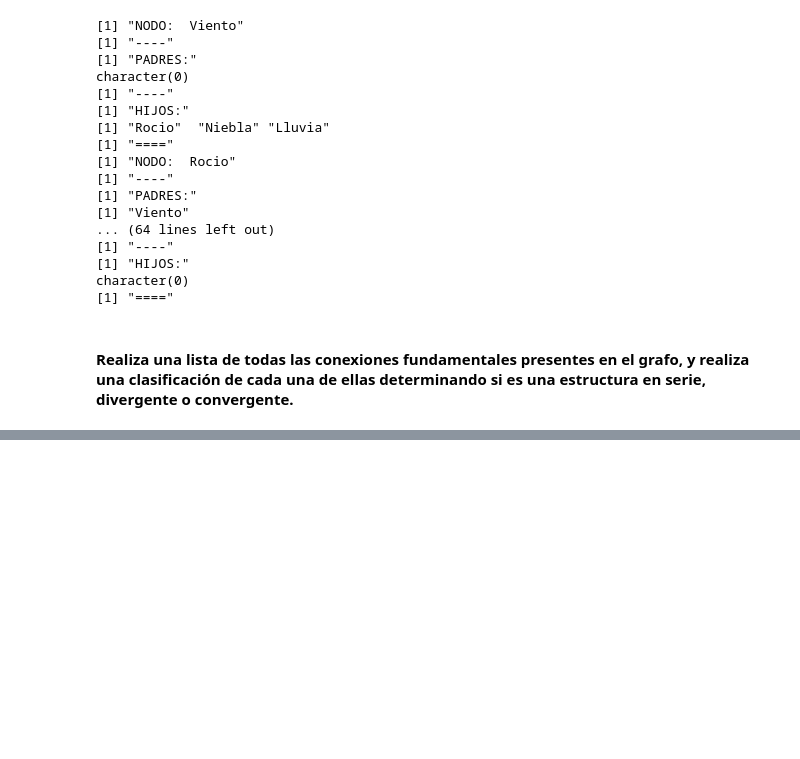
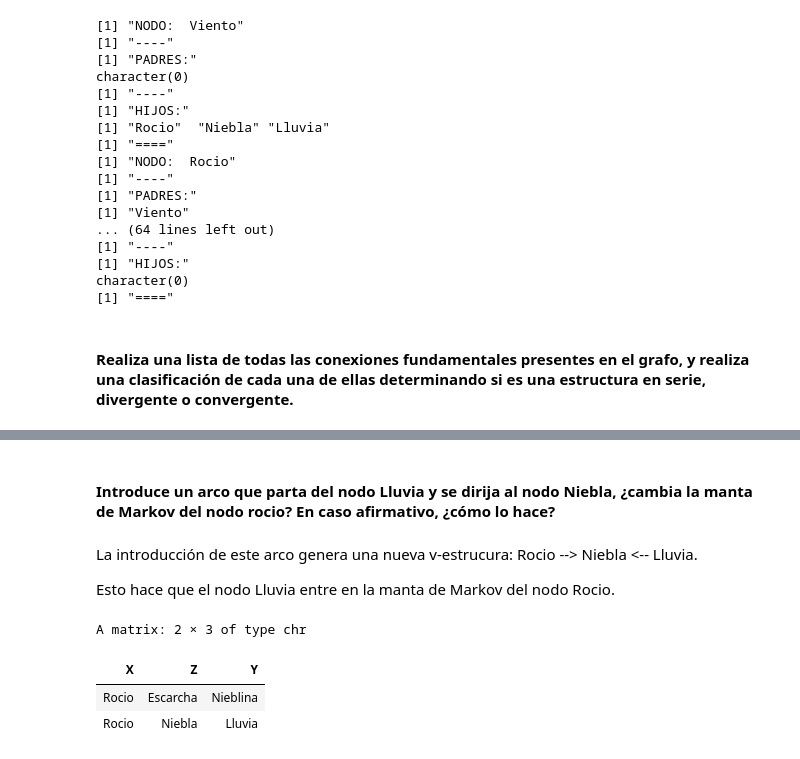
Before and after one commit to NTrevisani/DataScienceMaster, a Jupyter notebook: MachineLearning_2/PracticaRedesBayesianas/Tarea_Trevisani_Nicolo.ipynb, the cells around one changed output, grey strips where cells are left out. Drawn from its saved outputs; the diff is of its cells as text; code cells hidden in the pictures; blank space fills up the shorter version.

```diff
--- a/MachineLearning_2/PracticaRedesBayesianas/Tarea_Trevisani_Nicolo.ipynb
+++ b/MachineLearning_2/PracticaRedesBayesianas/Tarea_Trevisani_Nicolo.ipynb
@@ -132,0 +192,15 @@ A matrix: 10 × 2 of type chr
+# %% [markdown]
+#### Introduce un arco que parta del nodo Lluvia y se dirija al nodo Niebla, ¿cambia la manta de Markov del nodo rocio? En caso afirmativo, ¿cómo lo hace?
+# %% [markdown]
+La introducción de este arco genera una nueva v-estrucura:
+Rocio --> Niebla <-- Lluvia.
+
+Esto hace que el nodo Lluvia entre en la manta de Markov del nodo Rocio.
+# %%
+dag <- set.arc(dag, from = "Lluvia", to = "Niebla")
+vstructs(dag)
+# %% [output]
+A matrix: 2 × 3 of type chr
+| X | Z | Y |
+| Rocio | Escarcha | Nieblina |
+| Rocio | Niebla | Lluvia |
```
Also changed, not shown: parts of 20 cells of this notebook, 2 other files.
